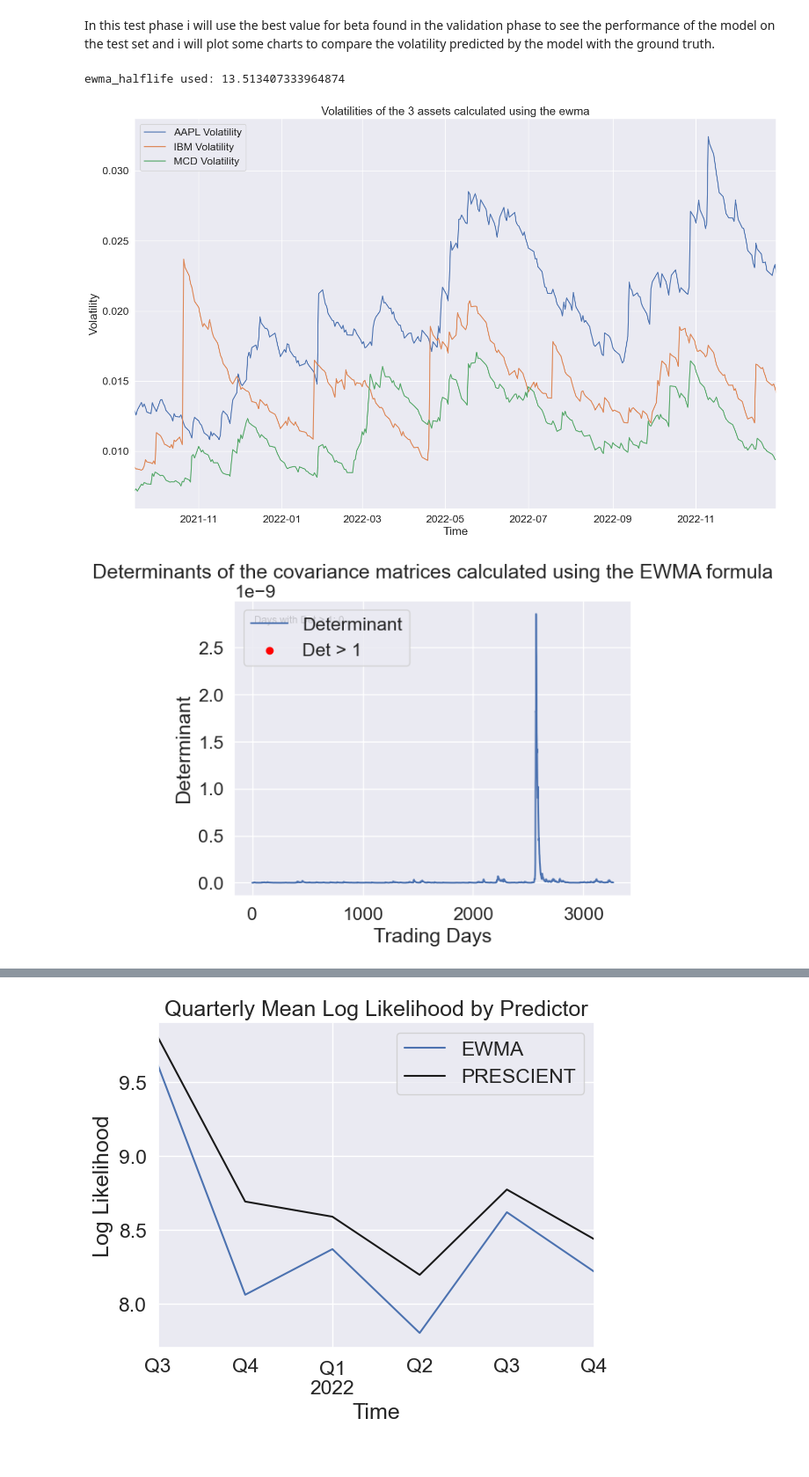
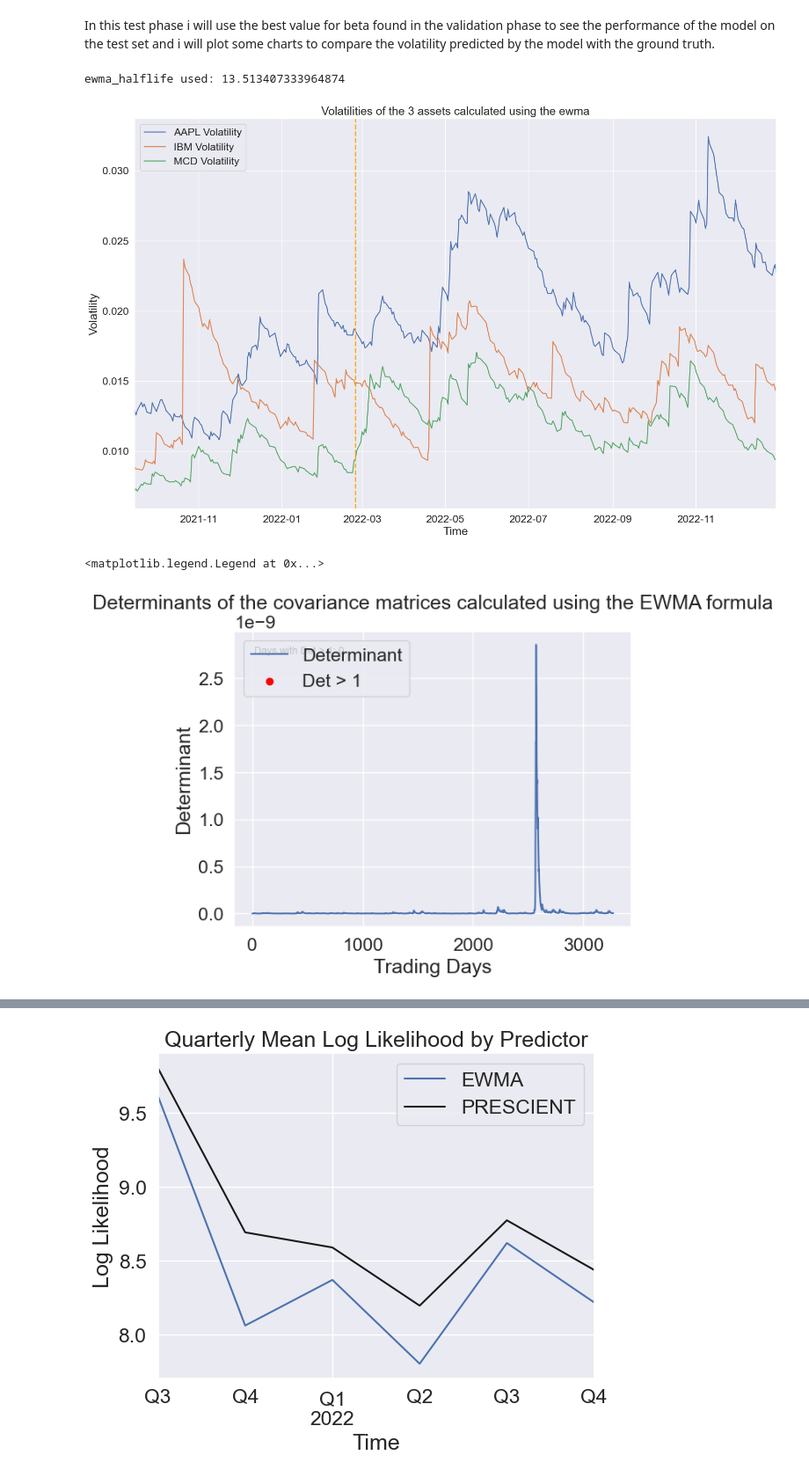
Before and after one commit to StefanoChiodini/cov_pred_finance, a Jupyter notebook: experiments/ewmaPerformance.ipynb, the cells around one changed output, grey strips where cells are left out. Shown at 88% size. Saved outputs shown, nothing was run; the diff lists cells and outputs as text; code cells hidden in the pictures.

```diff
--- a/experiments/ewmaPerformance.ipynb
+++ b/experiments/ewmaPerformance.ipynb
@@ -70,8 +74,8 @@ def plot_prices_volatilities_for_ewma(stock_prices, real_volatility, real_volati
 # %% [markdown]
 # Import Data
 # %%
-stocksPrices = pd.read_csv('data/stocksPrices.csv', index_col=0, parse_dates=True)
-stocksPercentageChangeReturn = pd.read_csv('data/stocksPercentageChange.csv', index_col=0, parse_dates=True)
+stocksPrices = pd.read_csv('data/threeStocksPortfolios.csv', index_col=0, parse_dates=True)
+stocksPercentageChangeReturn = pd.read_csv('data/threeStocksPortfolioPercentageChange.csv', index_col=0, parse_dates=True)
 uniformlyDistributedReturns = stocksPercentageChangeReturn.copy() # this is a copy of the original dataset returns; i will use this to make it non-uniformly distributed
 
 # Risk-free rate
@@ -769,43 +872,45 @@ plt.title("Volatilities of the 3 assets calculated using the ewma")
 plt.xlabel("Time")
 plt.ylabel("Volatility")
 
+# Adding vertical lines for specific events
+plt.axvline(pd.Timestamp('2020-02-24'), color='gray', linestyle='--', lw=2)  # COVID start
+plt.axvline(pd.Timestamp('2022-02-24'), color='orange', linestyle='--', lw=2)  # Ukraine War start
+
 # set x-axis limits to match the start and end dates
 plt.xlim(left=df_ewma_volatility_aapl.index[0], right=df_ewma_volatility_aapl.index[-1])
 plt.show()
 
 # here i study the determinants of the covariance matrices calculated using the ewma formula
 determinants_ewma = []
 indices = []  # To store the indices for the x-axis
 days_greater_than_one_indices = []  # To store indices where determinant > 1
 days_greater_than_one_values = []  # To store determinant values where > 1
 
 for index, (date, cov_matrix) in enumerate(ewmaDict.items()):
     determinant = np.linalg.det(cov_matrix)
     determinants_ewma.append(determinant)
     indices.append(index)
     if determinant > 1:
         days_greater_than_one_indices.append(index)
         days_greater_than_one_values.append(determinant)
 
 # Plotting all determinants
 plt.plot(indices, determinants_ewma, label='Determinant', zorder=1)
 
 # Highlighting determinants > 1 with red dots
 plt.scatter(days_greater_than_one_indices, days_greater_than_one_values, color='red', zorder=2, label='Det > 1')
 
 # Adding a text annotation for the count of days with determinant > 1
 plt.text(0.05, 0.95, f'Days with Det > 1: {len(days_greater_than_one_indices)}', transform=plt.gca().transAxes, fontsize=9, verticalalignment='top')
 
 plt.title("Determinants of the covariance matrices calculated using the EWMA formula")
 plt.xlabel("Trading Days")
 plt.ylabel("Determinant")
 plt.legend()
-
-
-plt.show()
 # %% [output]
 ewma_halflife used: 13.513407333964874
-[figure, old version]
+[figure, new version]
+<matplotlib.legend.Legend at 0x...>
 [figure]
 # %%
 # HERE THERE IS THE VOLATILITY ANALYSIS OF THE EWMA PREDICTOR COMPARED TO THE REAL VOLATILITY
```
Also changed, not shown: parts of 15 cells of this notebook, 11 other files.
